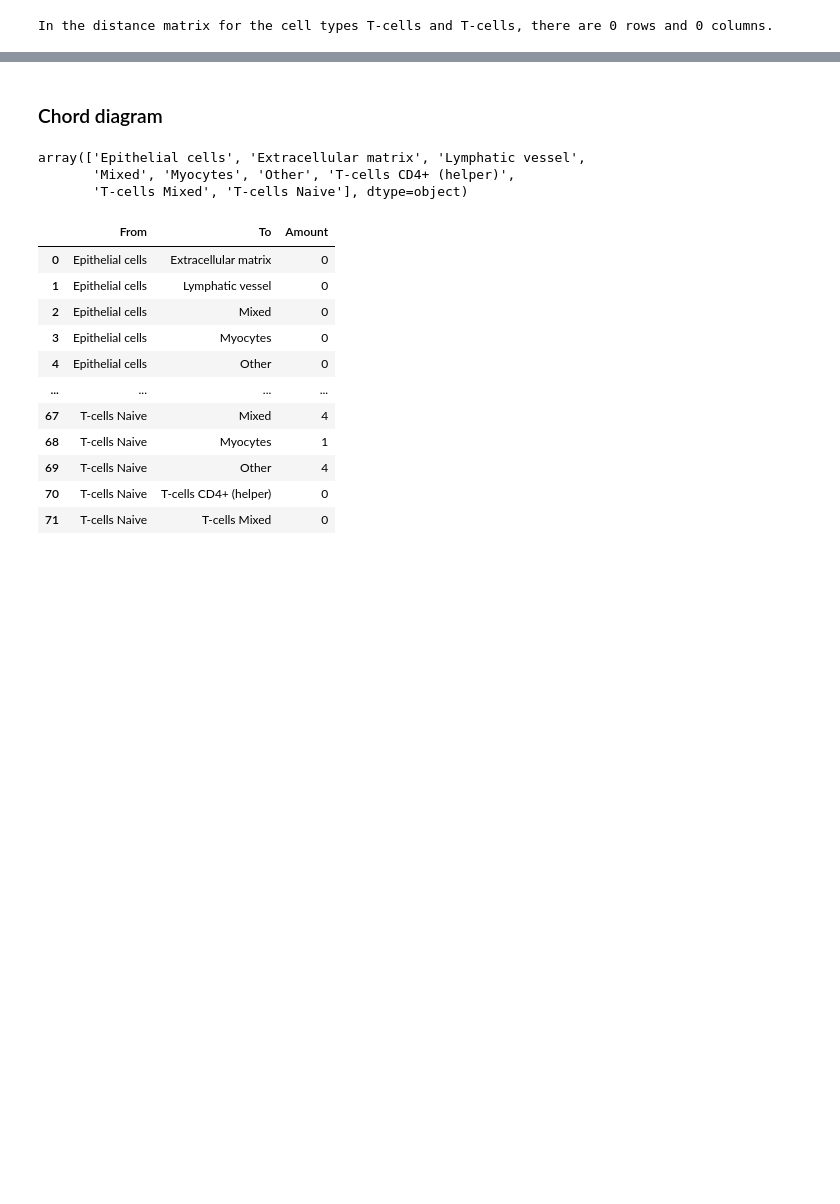
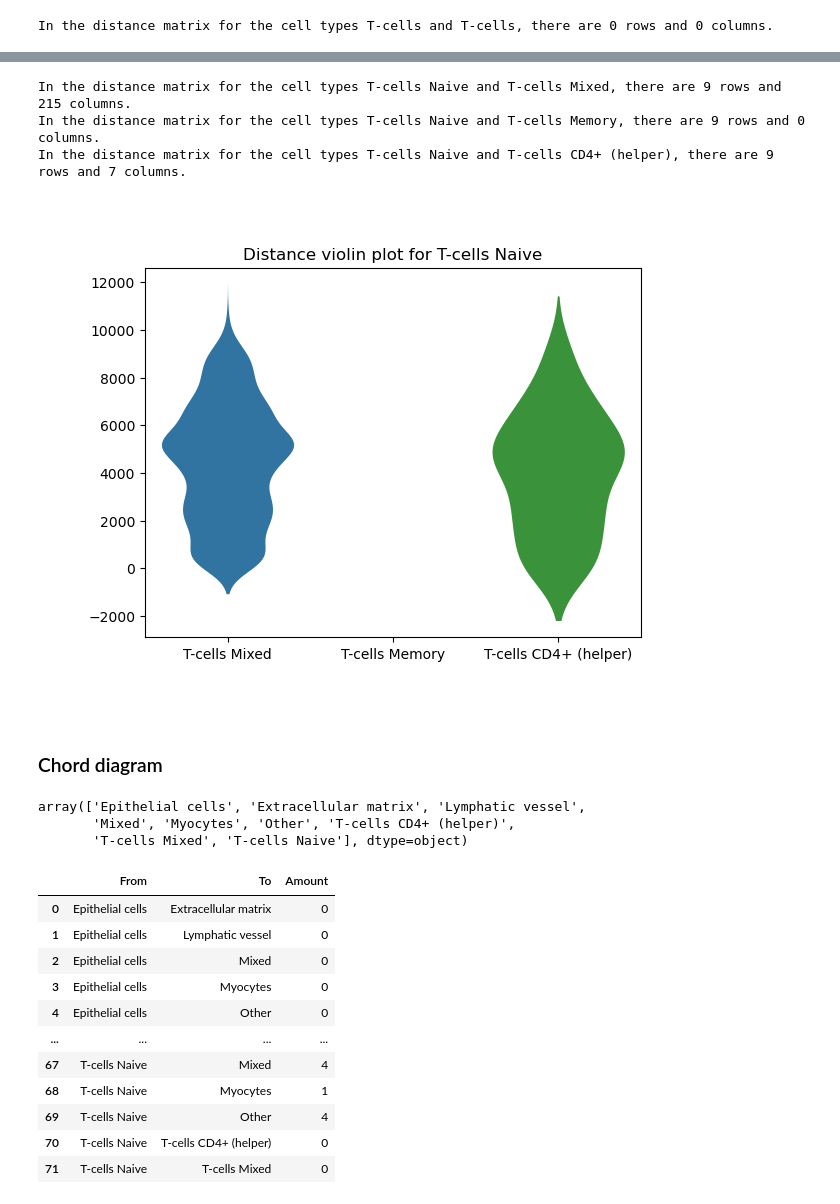
Before and after one commit to feliciaschulz/MastersThesisProject, a Jupyter notebook: 04_DistanceAnalysis/Distance Matrix.ipynb, the cells around one changed output, grey strips where cells are left out. Drawn from its saved outputs; the diff is of its cells as text; code cells hidden in the pictures; blank space fills up the shorter version.

Commit message:
Updating distance analysis

```diff
--- a/04_DistanceAnalysis/Distance Matrix.ipynb
+++ b/04_DistanceAnalysis/Distance Matrix.ipynb
@@ -241,3 +148,73 @@ sns.violinplot(data=full_dist_mat_tcells)
+# %%
+# Distance Matrix function
+
+# Function for computing distances between two cell types WITH CENTROIDS
+def celltypes_distance_matrix_func(ct1, ct2, celltypes_array, centroids, pool_tcells=False, include_mixed=True, include_other=True):
+
+    cellt = celltypes_array
+    centr = centroids
+
+    if include_mixed == False:
+        indices_to_keep =(cellt != "Mixed")
+        centr = centr[indices_to_keep]
+        cellt = cellt[indices_to_keep]
+
+    if include_other == False:
+        indices_to_keep =(cellt != "Other")
+        centr = centr[indices_to_keep]
+        cellt = cellt[indices_to_keep]
+
+    if pool_tcells == True: # Make all T-cell variants into the same
+        cellt = np.where(cellt == "T-cells Mixed", "T-cells", cellt)
+        cellt = np.where(cellt == "T-cells Naive", "T-cells", cellt)
+        cellt = np.where(cellt == "T-cells CD4+ (helper)", "T-cells", cellt)
+        cellt = np.where(cellt == "T-cells Memory", "T-cells", cellt)
+
+
+    if len(ct2) == 1:
+        # Getting cell indexes from cell types from celltypes_array
+        ct1cells = np.where(cellt == ct1)[0]
+        ct2cells = np.where(cellt == ct2[0])[0]
+
+        # Making centroids arrays for the selected cells
+        ct1coords = centr[ct1cells]
+        ct2coords = centr[ct2cells]
+
+        # Calculate distance matrix
+        dist_mat = distance_matrix(ct1coords, ct2coords, p=2)
+        print("In the distance matrix for the cell types {} and {}, there are {} rows and {} columns.".format(ct1, ct2[0], dist_mat.shape[0], dist_mat.shape[1]))
+
+        return(dist_mat.flatten())
+
+    else:
+        multiple_dist_mat = {}
+
+        for ct in ct2:
+            # Getting cell indexes from cell types from celltypes_array
+            ct1cells = np.where(cellt == ct1)[0]
+            ct2cells = np.where(cellt == ct)[0]
+
+            # Making centroids arrays for the selected cells
+            ct1coords = centr[ct1cells]
+            ct2coords = centr[ct2cells]
+
+            # Calculate distance matrix
+            dist_mat = distance_matrix(ct1coords, ct2coords, p=2)
+            print("In the distance matrix for the cell types {} and {}, there are {} rows and {} columns.".format(ct1, ct, dist_mat.shape[0], dist_mat.shape[1]))
+            multiple_dist_mat[ct] = dist_mat.flatten()
+
+        return(multiple_dist_mat)
+
+dist_mat = celltypes_distance_matrix_func("T-cells Naive", ["T-cells Mixed", "T-cells Memory", "T-cells CD4+ (helper)"], celltypes_array, centroids, pool_tcells=False)
+# %% [output]
+In the distance matrix for the cell types T-cells Naive and T-cells Mixed, there are 9 rows and 215 columns.
+In the distance matrix for the cell types T-cells Naive and T-cells Memory, there are 9 rows and 0 columns.
+In the distance matrix for the cell types T-cells Naive and T-cells CD4+ (helper), there are 9 rows and 7 columns.
+# %%
+ax = sns.violinplot(data=dist_mat);
+ax.set_title('Distance violin plot for T-cells Naive');
+# %% [output]
+[figure, added]
 # %% [markdown]
 ### Chord diagram
 # %%
```
Also changed, not shown: parts of 10 cells of this notebook.
